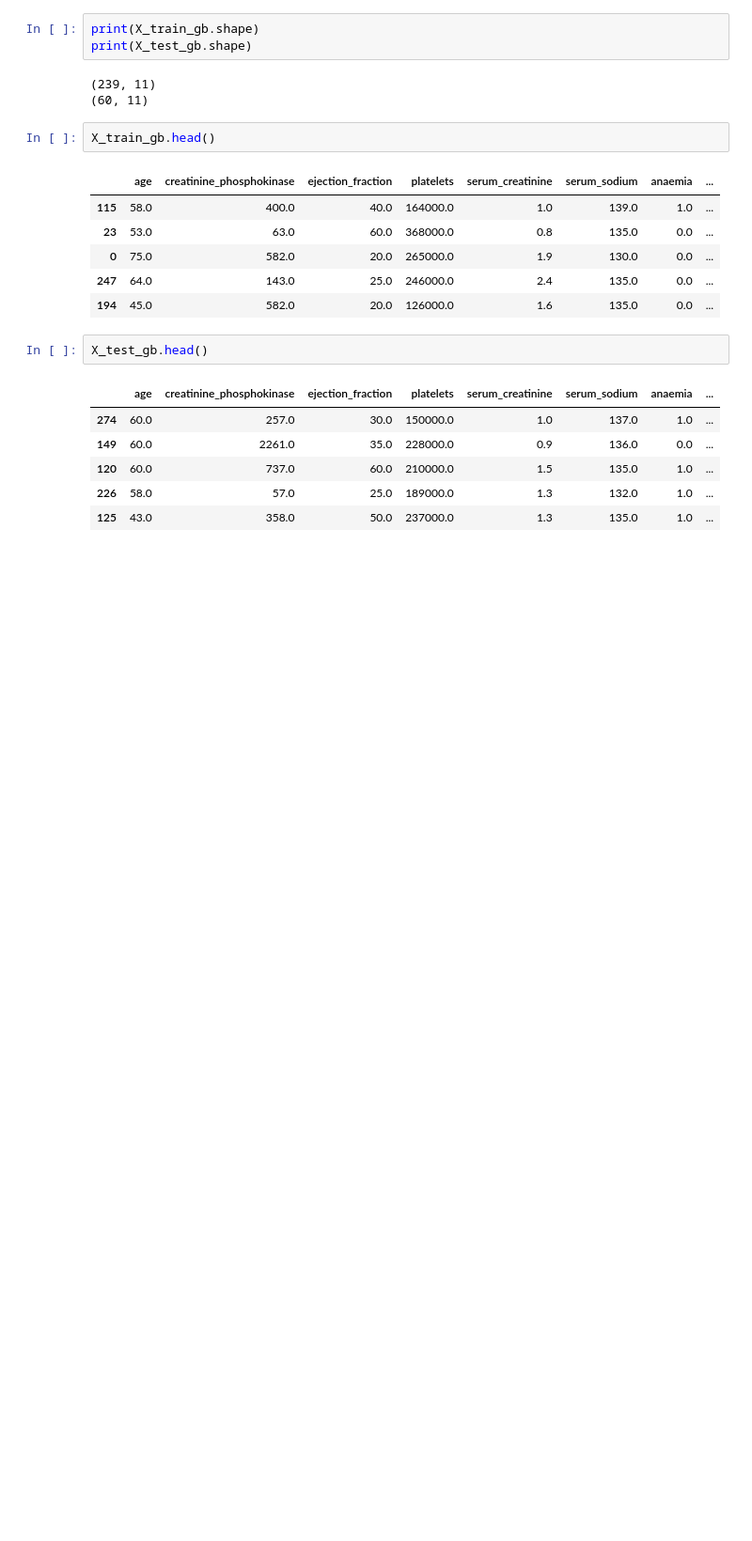
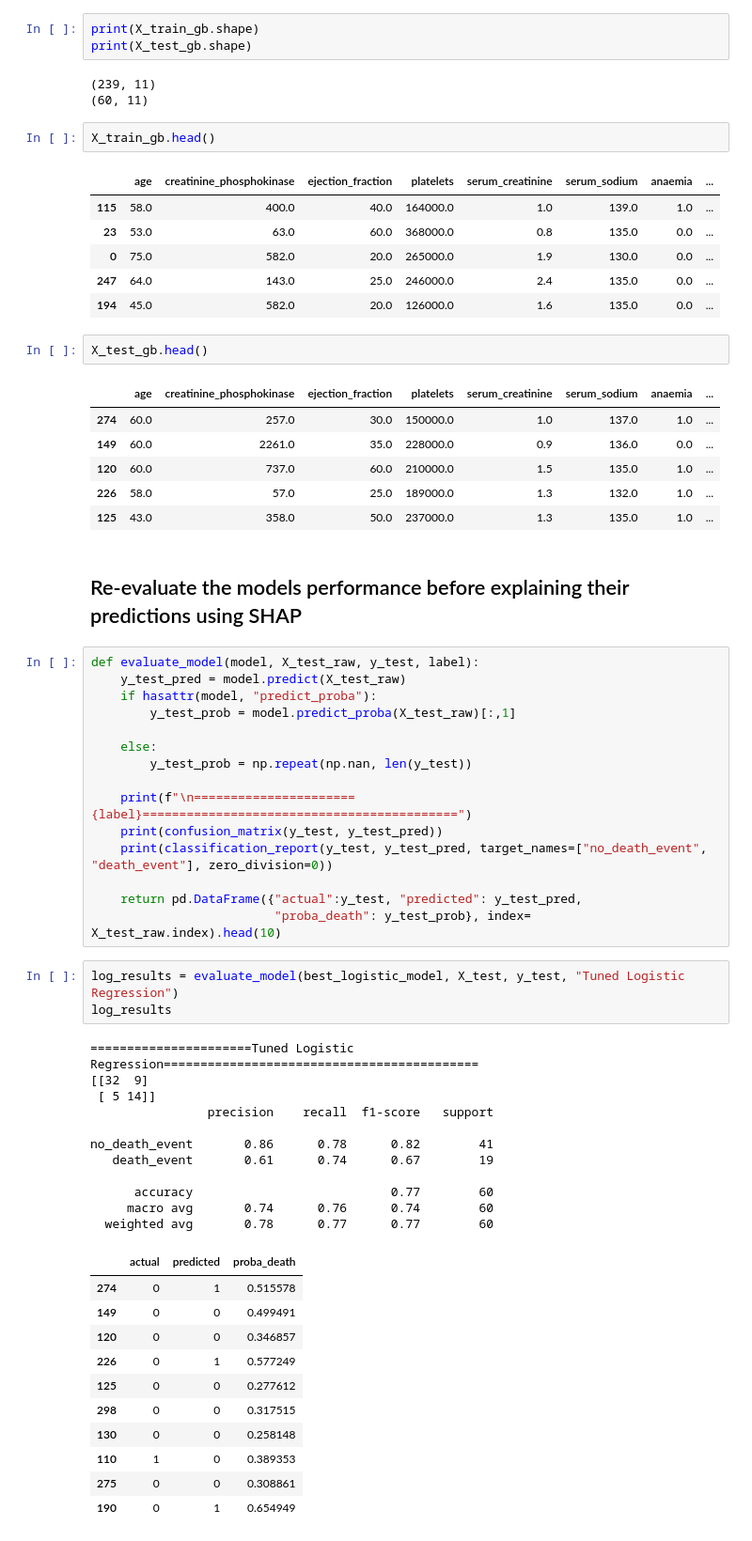
Before and after one commit to kingsleyukandu/heart-failure-survival-risk-analysis, a Jupyter notebook: shap_explanation/shap_explanation.ipynb, the cells around one changed output. Shown at 94% size. Drawn from its saved outputs; the diff is of its cells as text; blank space fills up the shorter version.

Commit message:
Verified selected model's performance

```diff
--- a/shap_explanation/shap_explanation.ipynb
+++ b/shap_explanation/shap_explanation.ipynb
@@ -180,3 +182,46 @@ X_test_gb.head()
 | 120 | 60.0 | 737.0 | 60.0 | 210000.0 | 1.5 | 135.0 | 1.0 | ... |
 | 226 | 58.0 | 57.0 | 25.0 | 189000.0 | 1.3 | 132.0 | 1.0 | ... |
 | 125 | 43.0 | 358.0 | 50.0 | 237000.0 | 1.3 | 135.0 | 1.0 | ... |
+# %% [markdown]
+## Re-evaluate the models performance before explaining their predictions using SHAP
+# %%
+def evaluate_model(model, X_test_raw, y_test, label):
+    y_test_pred = model.predict(X_test_raw)
+    if hasattr(model, "predict_proba"):
+        y_test_prob = model.predict_proba(X_test_raw)[:,1]
+
+    else:
+        y_test_prob = np.repeat(np.nan, len(y_test))
+
+    print(f"\n======================{label}===========================================")
+    print(confusion_matrix(y_test, y_test_pred))
+    print(classification_report(y_test, y_test_pred, target_names=["no_death_event", "death_event"], zero_division=0))
+
+    return pd.DataFrame({"actual":y_test, "predicted": y_test_pred,
+                         "proba_death": y_test_prob}, index= X_test_raw.index).head(10)
+# %%
+log_results = evaluate_model(best_logistic_model, X_test, y_test, "Tuned Logistic Regression")
+log_results
+# %% [output]
+======================Tuned Logistic Regression===========================================
+[[32  9]
+ [ 5 14]]
+                precision    recall  f1-score   support
+
+no_death_event       0.86      0.78      0.82        41
+   death_event       0.61      0.74      0.67        19
+
+      accuracy                           0.77        60
+     macro avg       0.74      0.76      0.74        60
+  weighted avg       0.78      0.77      0.77        60
+|  | actual | predicted | proba_death |
+| 274 | 0 | 1 | 0.515578 |
+| 149 | 0 | 0 | 0.499491 |
+| 120 | 0 | 0 | 0.346857 |
+| 226 | 0 | 1 | 0.577249 |
+| 125 | 0 | 0 | 0.277612 |
+| 298 | 0 | 0 | 0.317515 |
+| 130 | 0 | 0 | 0.258148 |
+| 110 | 1 | 0 | 0.389353 |
+| 275 | 0 | 0 | 0.308861 |
+| 190 | 0 | 1 | 0.654949 |
```
Also changed, not shown: parts of 2 cells of this notebook.
